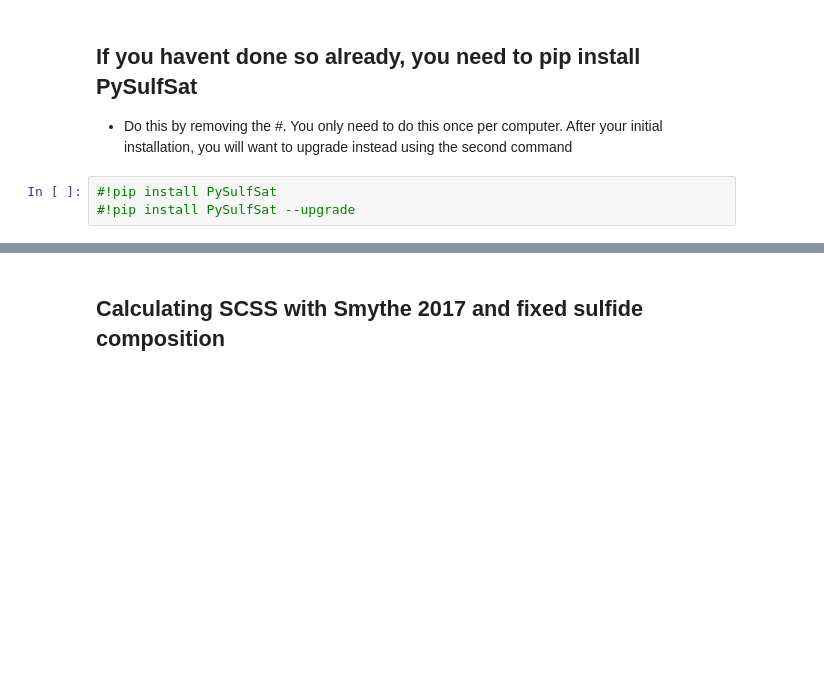
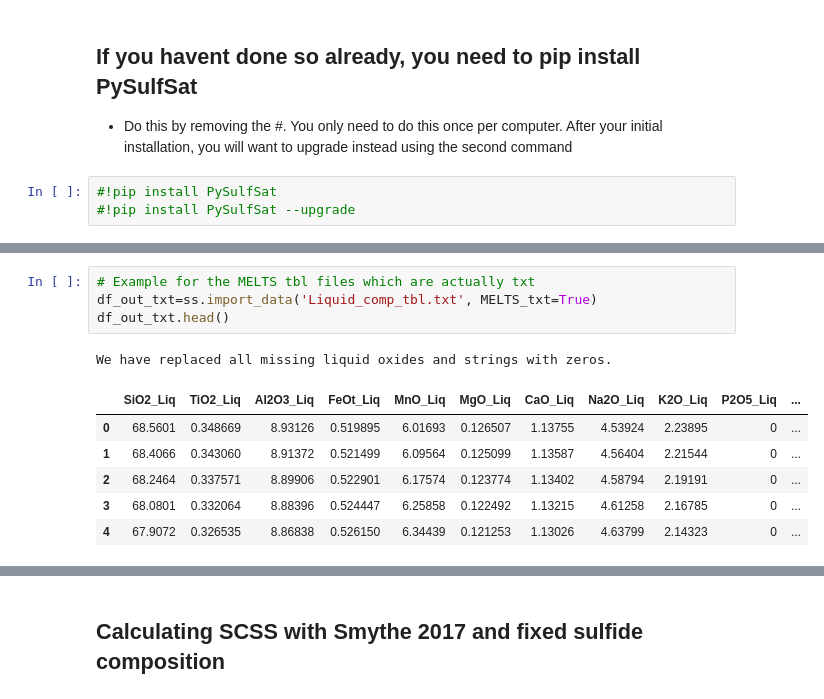
Before and after one commit to PennyWieser/PySulfSat, a Jupyter notebook: docs/Examples/Data_Input/Importing_MeltsTBL.ipynb, the cells around one changed output, grey strips where cells are left out. Drawn from its saved outputs; the diff is of its cells as text; blank space fills up the shorter version.

```diff
--- a/docs/Examples/Data_Input/Importing_MeltsTBL.ipynb
+++ b/docs/Examples/Data_Input/Importing_MeltsTBL.ipynb
@@ -24 +29,13 @@ ss.__version__
+# %%
+# Example for the MELTS tbl files which are actually txt
+df_out_txt=ss.import_data('Liquid_comp_tbl.txt', MELTS_txt=True)
+df_out_txt.head()
+# %% [output]
+We have replaced all missing liquid oxides and strings with zeros.
+|  | SiO2_Liq | TiO2_Liq | Al2O3_Liq | FeOt_Liq | MnO_Liq | MgO_Liq | CaO_Liq | Na2O_Liq | K2O_Liq | P2O5_Liq | ... |
+| 0 | 68.5601 | 0.348669 | 8.93126 | 0.519895 | 6.01693 | 0.126507 | 1.13755 | 4.53924 | 2.23895 | 0 | ... |
+| 1 | 68.4066 | 0.343060 | 8.91372 | 0.521499 | 6.09564 | 0.125099 | 1.13587 | 4.56404 | 2.21544 | 0 | ... |
+| 2 | 68.2464 | 0.337571 | 8.89906 | 0.522901 | 6.17574 | 0.123774 | 1.13402 | 4.58794 | 2.19191 | 0 | ... |
+| 3 | 68.0801 | 0.332064 | 8.88396 | 0.524447 | 6.25858 | 0.122492 | 1.13215 | 4.61258 | 2.16785 | 0 | ... |
+| 4 | 67.9072 | 0.326535 | 8.86838 | 0.526150 | 6.34439 | 0.121253 | 1.13026 | 4.63799 | 2.14323 | 0 | ... |
 # %%
```
Also changed, not shown: parts of 4 cells of this notebook, 12 other files.
